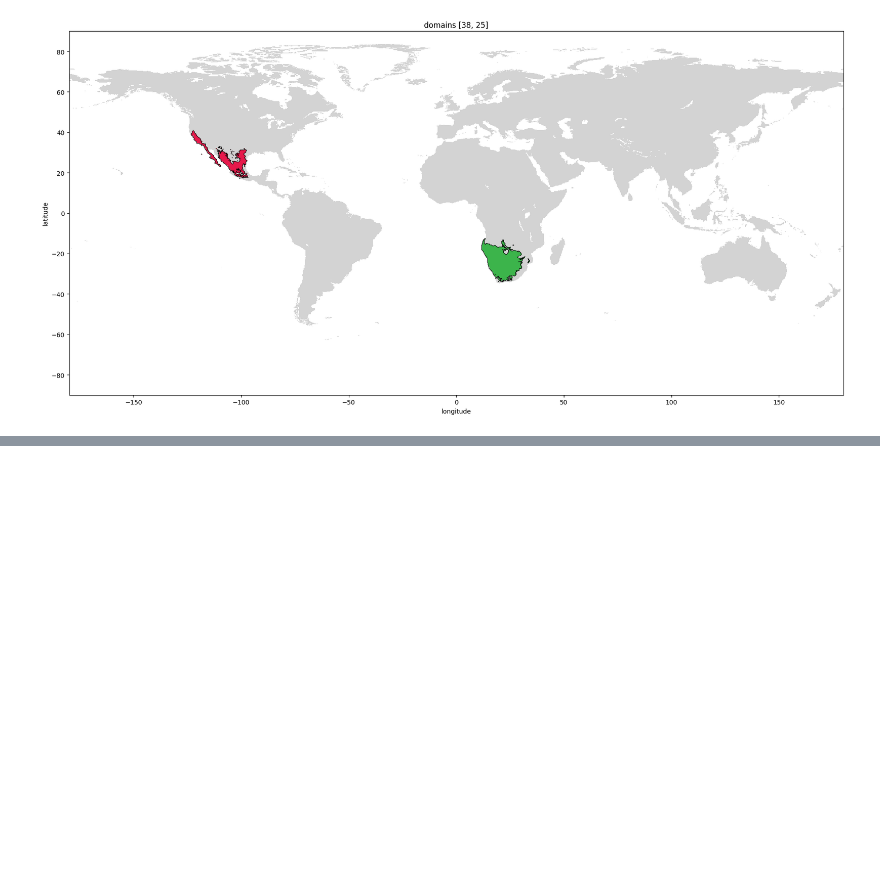
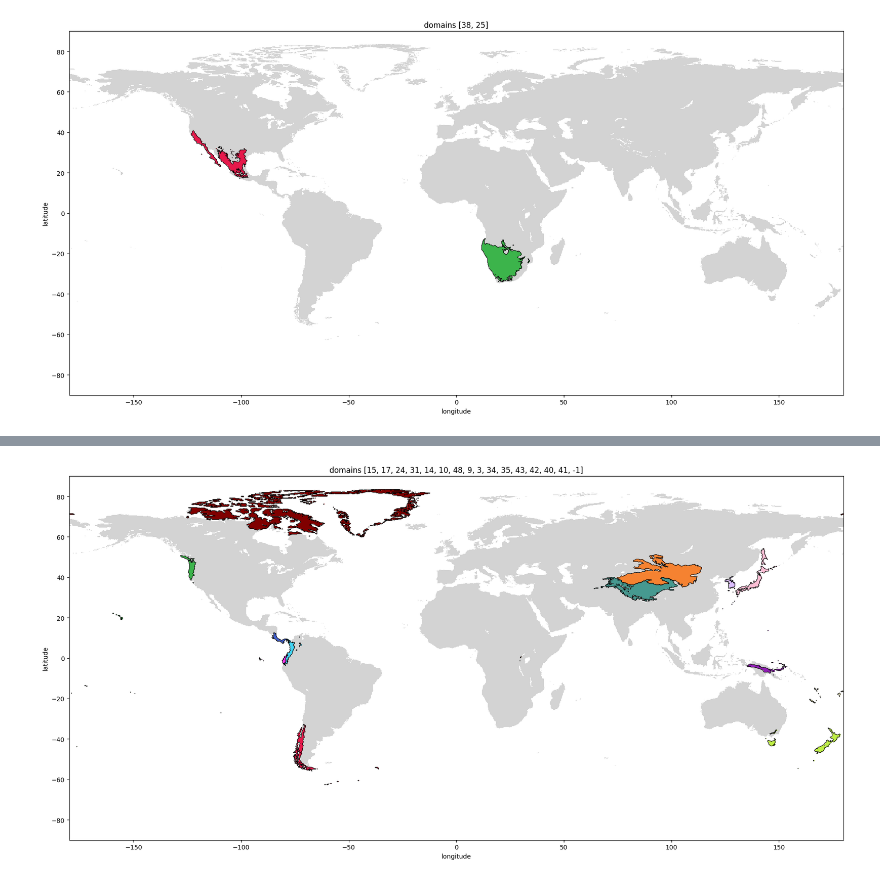
Before and after one commit to yashkher-123/transferability-through-representations, a Jupyter notebook: visualize_domains.ipynb, the cells around one changed output, grey strips where cells are left out. Cells and saved outputs as stored; diff of their text form; code cells hidden in the pictures; blank space fills up the shorter version.

```diff
--- a/visualize_domains.ipynb
+++ b/visualize_domains.ipynb
@@ -121,0 +130,5 @@ plot_domain([38,25])
+# %%
+plot_domain([15, 17, 24, 31, 14, 10, 48, 9, 3, 34, 35, 43, 42, 40, 41, -1]) # all domains that are not covered in transfer matrix (also the non mapped cells)
+# these areas mostly make sense, apart from pnw and austrailia/nz
+# %% [output]
+[figure, added]
```
Also changed, not shown: parts of 2 cells of this notebook.
